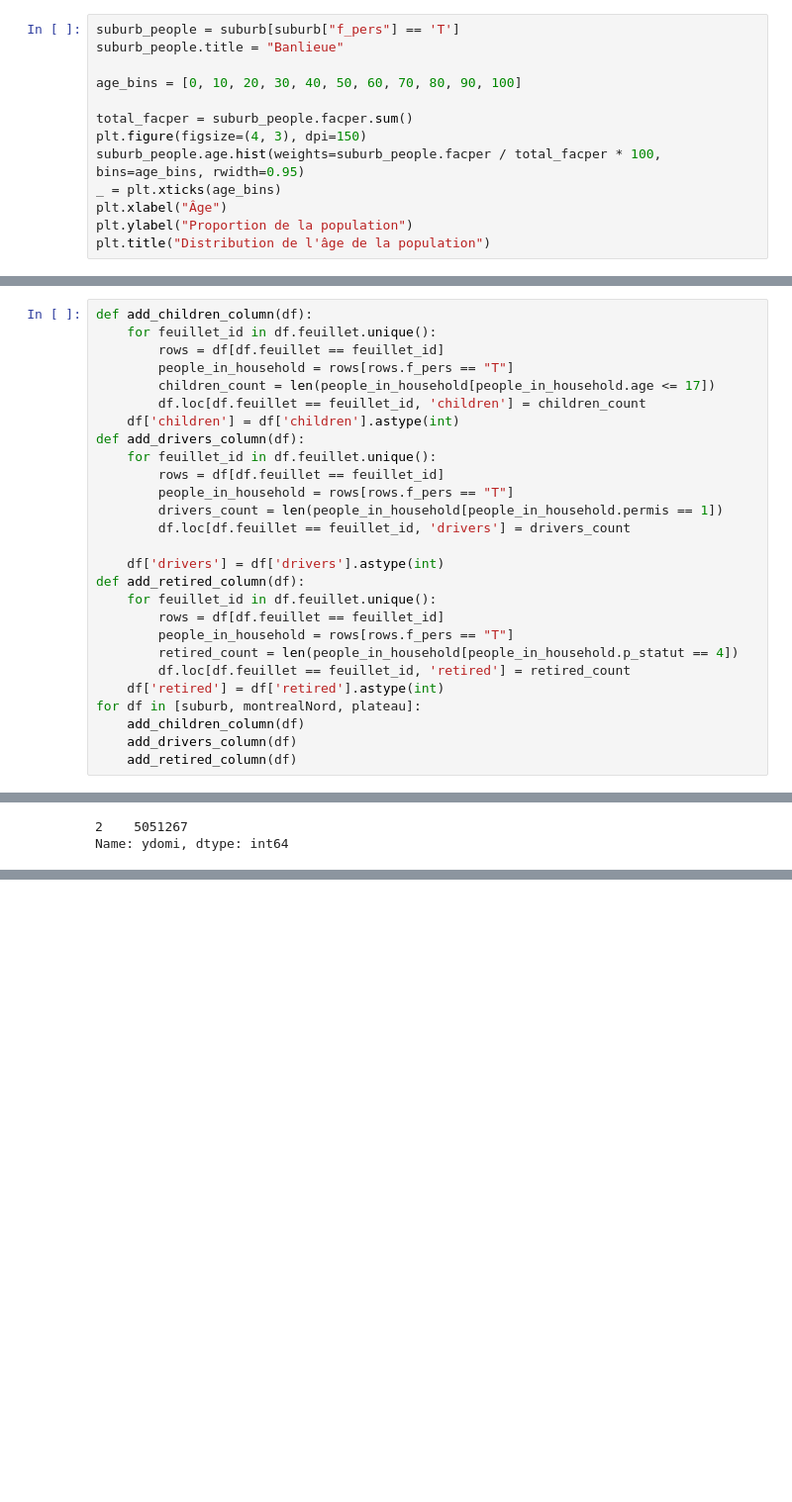
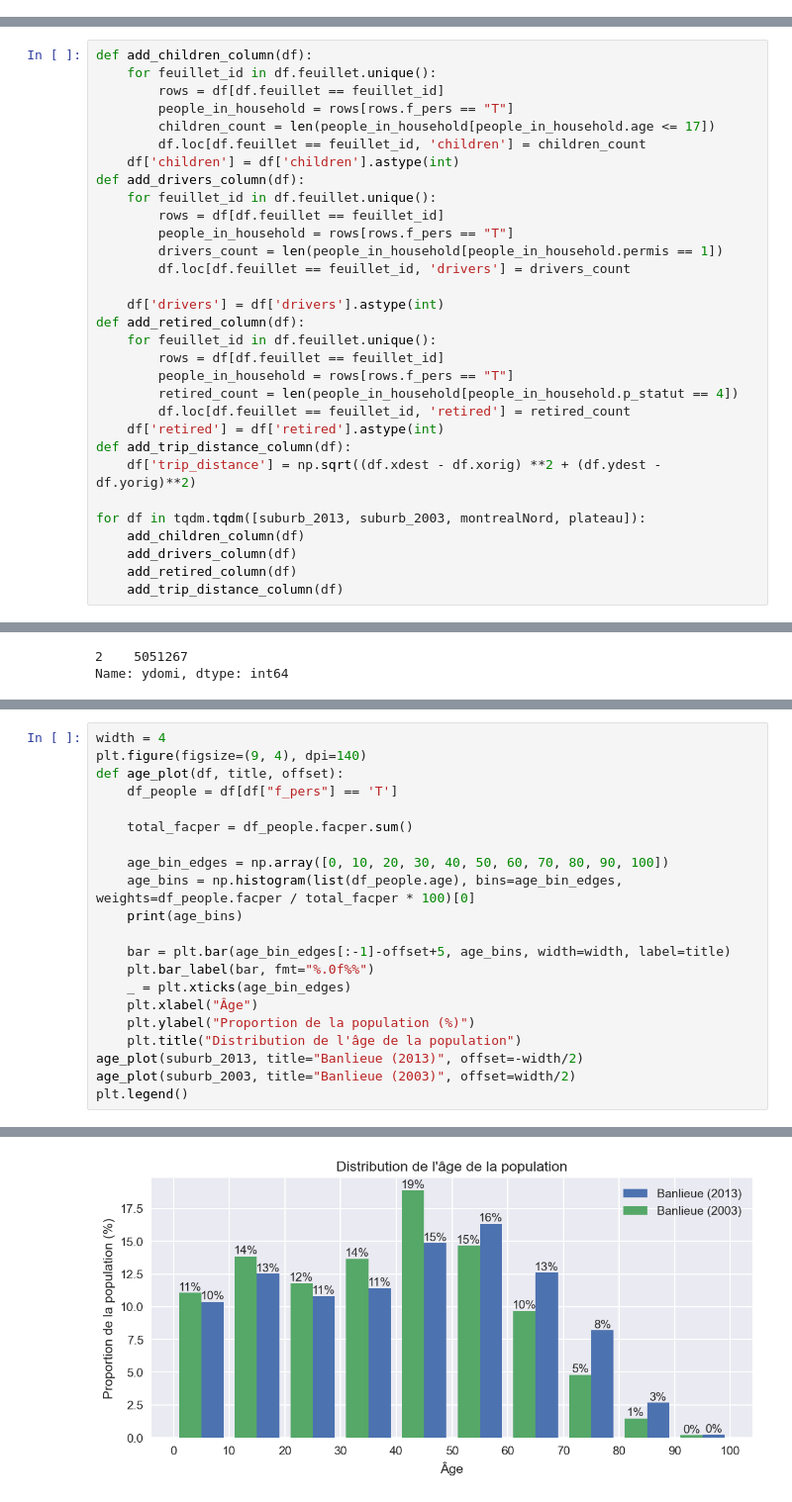
Before and after one commit to davidmurray/CIV6702-TP3, a Jupyter notebook: TP3.ipynb, the cells around one changed output, grey strips where cells are left out. Shown at 99% size. Drawn from its saved outputs; the diff is of its cells as text; blank space fills up the shorter version.

```diff
--- a/TP3.ipynb
+++ b/TP3.ipynb
@@ -104,13 +102,0 @@ Warning!!! Are you sure ? y
-# %%
-suburb_people = suburb[suburb["f_pers"] == 'T']
-suburb_people.title = "Banlieue"
-
-age_bins = [0, 10, 20, 30, 40, 50, 60, 70, 80, 90, 100]
-
-total_facper = suburb_people.facper.sum()
-plt.figure(figsize=(4, 3), dpi=150)
-suburb_people.age.hist(weights=suburb_people.facper / total_facper * 100, bins=age_bins, rwidth=0.95)
-_ = plt.xticks(age_bins)
-plt.xlabel("Âge")
-plt.ylabel("Proportion de la population")
-plt.title("Distribution de l'âge de la population")
@@ -218,10 +201,14 @@ def add_retired_column(df):
         retired_count = len(people_in_household[people_in_household.p_statut == 4])
         df.loc[df.feuillet == feuillet_id, 'retired'] = retired_count
     df['retired'] = df['retired'].astype(int)
-for df in [suburb, montrealNord, plateau]:
+def add_trip_distance_column(df):
+    df['trip_distance'] = np.sqrt((df.xdest - df.xorig) **2 + (df.ydest - df.yorig)**2)
+
+for df in tqdm.tqdm([suburb_2013, suburb_2003, montrealNord, plateau]):
     add_children_column(df)
     add_drivers_column(df)
     add_retired_column(df)
+    add_trip_distance_column(df)
 # %%
 def menages_typology(df, typology):
     if typology == 1: # Typologie 1: min 1 enfant, pas d'automobiles
@@ -315,0 +305,22 @@ Name: ydomi, dtype: int64
+# %%
+width = 4
+plt.figure(figsize=(9, 4), dpi=140)
+def age_plot(df, title, offset):
+    df_people = df[df["f_pers"] == 'T']
+
+    total_facper = df_people.facper.sum()
+
+    age_bin_edges = np.array([0, 10, 20, 30, 40, 50, 60, 70, 80, 90, 100])
+    age_bins = np.histogram(list(df_people.age), bins=age_bin_edges, weights=df_people.facper / total_facper * 100)[0]
+    print(age_bins)
+
+    bar = plt.bar(age_bin_edges[:-1]-offset+5, age_bins, width=width, label=title)
+    plt.bar_label(bar, fmt="%.0f%%")
+    _ = plt.xticks(age_bin_edges)
+    plt.xlabel("Âge")
+    plt.ylabel("Proportion de la population (%)")
+    plt.title("Distribution de l'âge de la population")
+age_plot(suburb_2013, title="Banlieue (2013)", offset=-width/2)
+age_plot(suburb_2003, title="Banlieue (2003)", offset=width/2)
+plt.legend()
+# %% [output]
@@ -315,0 +332 @@ Name: ydomi, dtype: int64
+[figure, new version]
```
Also changed, not shown: parts of 20 cells of this notebook.
